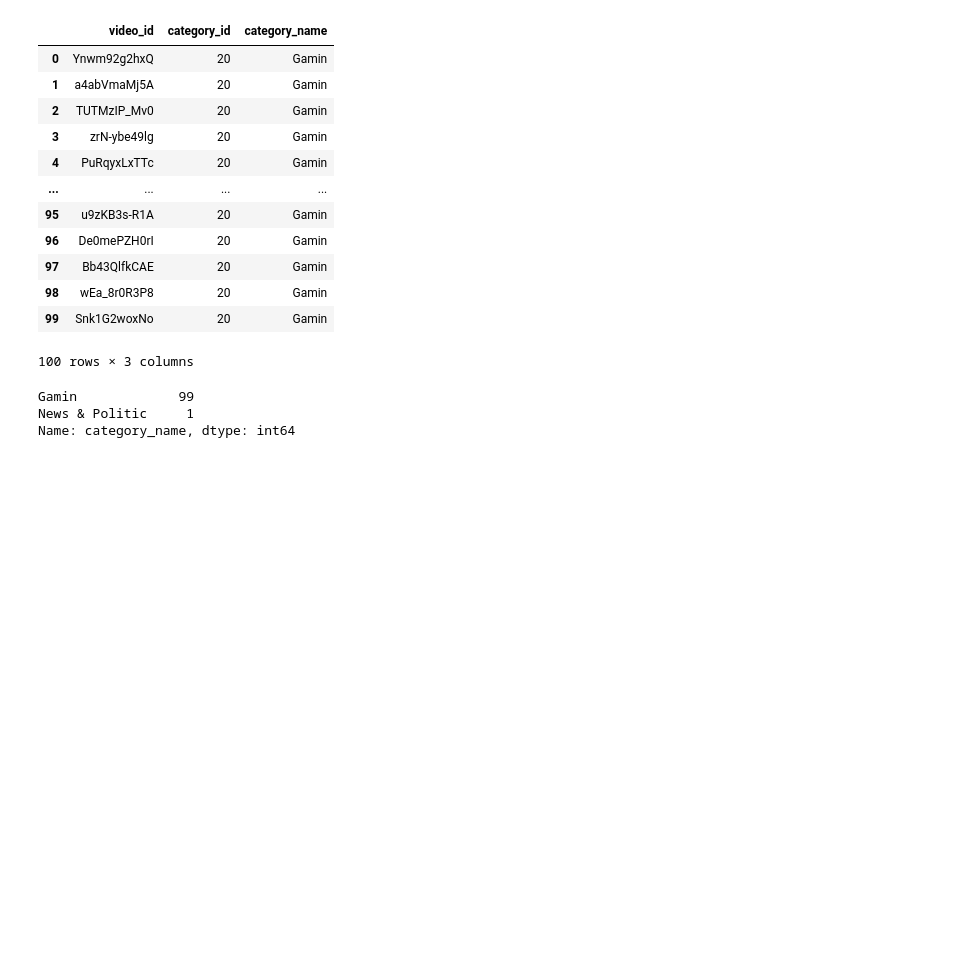
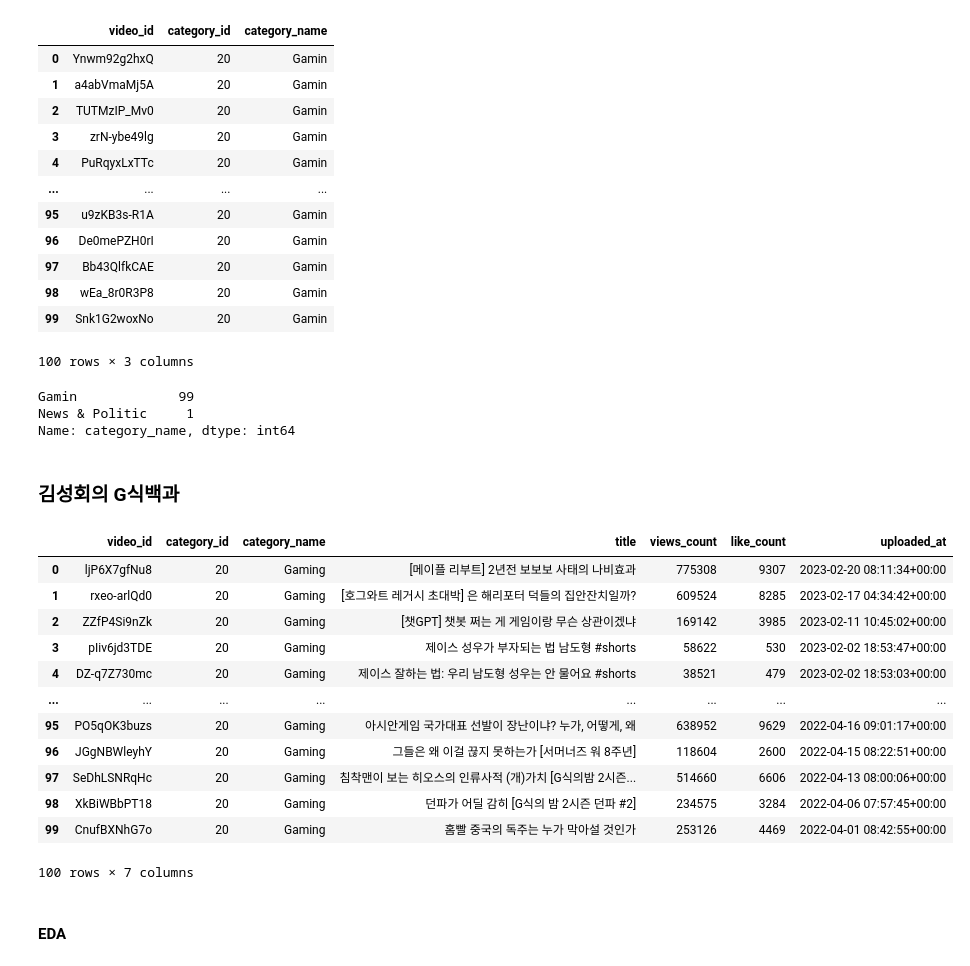
Before and after one commit to kimhyunso/coper-project, a Jupyter notebook: practice_analysis_dowon.ipynb, the cells around one changed output. Drawn from its saved outputs; the diff is of its cells as text; code cells hidden in the pictures; blank space fills up the shorter version.

```diff
--- a/practice_analysis_dowon.ipynb
+++ b/practice_analysis_dowon.ipynb
@@ -361,3 +399,5 @@ df.category_name.value_counts()
 Gamin             99
 News & Politic     1
 Name: category_name, dtype: int64
+# %% [markdown]
+### 김성회의 G식백과
@@ -363,0 +411,18 @@ Name: category_name, dtype: int64
+# %%
+df_gsic_videos
+# %% [output]
+|  | video_id | category_id | category_name | title | views_count | like_count | uploaded_at |
+| 0 | ljP6X7gfNu8 | 20 | Gaming | [메이플 리부트] 2년전 보보보 사태의 나비효과 | 775308 | 9307 | 2023-02-20 08:11:34+00:00 |
+| 1 | rxeo-arlQd0 | 20 | Gaming | [호그와트 레거시 초대박] 은 해리포터 덕들의 집안잔치일까? | 609524 | 8285 | 2023-02-17 04:34:42+00:00 |
+| 2 | ZZfP4Si9nZk | 20 | Gaming | [챗GPT] 챗봇 쩌는 게 게임이랑 무슨 상관이겠냐 | 169142 | 3985 | 2023-02-11 10:45:02+00:00 |
+| 3 | pIiv6jd3TDE | 20 | Gaming | 제이스 성우가 부자되는 법 남도형 #shorts | 58622 | 530 | 2023-02-02 18:53:47+00:00 |
+| 4 | DZ-q7Z730mc | 20 | Gaming | 제이스 잘하는 법: 우리 남도형 성우는 안 물어요 #shorts | 38521 | 479 | 2023-02-02 18:53:03+00:00 |
+| ... | ... | ... | ... | ... | ... | ... | ... |
+| 95 | PO5qOK3buzs | 20 | Gaming | 아시안게임 국가대표 선발이 장난이냐? 누가, 어떻게, 왜 | 638952 | 9629 | 2022-04-16 09:01:17+00:00 |
+| 96 | JGgNBWleyhY | 20 | Gaming | 그들은 왜 이걸 끊지 못하는가 [서머너즈 워 8주년] | 118604 | 2600 | 2022-04-15 08:22:51+00:00 |
+| 97 | SeDhLSNRqHc | 20 | Gaming | 침착맨이 보는 히오스의 인류사적 (개)가치 [G식의밤 2시즌... | 514660 | 6606 | 2022-04-13 08:00:06+00:00 |
+| 98 | XkBiWBbPT18 | 20 | Gaming | 던파가 어딜 감히 [G식의 밤 2시즌 던파 #2] | 234575 | 3284 | 2022-04-06 07:57:45+00:00 |
+| 99 | CnufBXNhG7o | 20 | Gaming | 홈빨 중국의 독주는 누가 막아설 것인가 | 253126 | 4469 | 2022-04-01 08:42:55+00:00 |
+100 rows × 7 columns
+# %% [markdown]
+#### EDA
```
Also changed, not shown: parts of 24 cells of this notebook, 4 other files.
